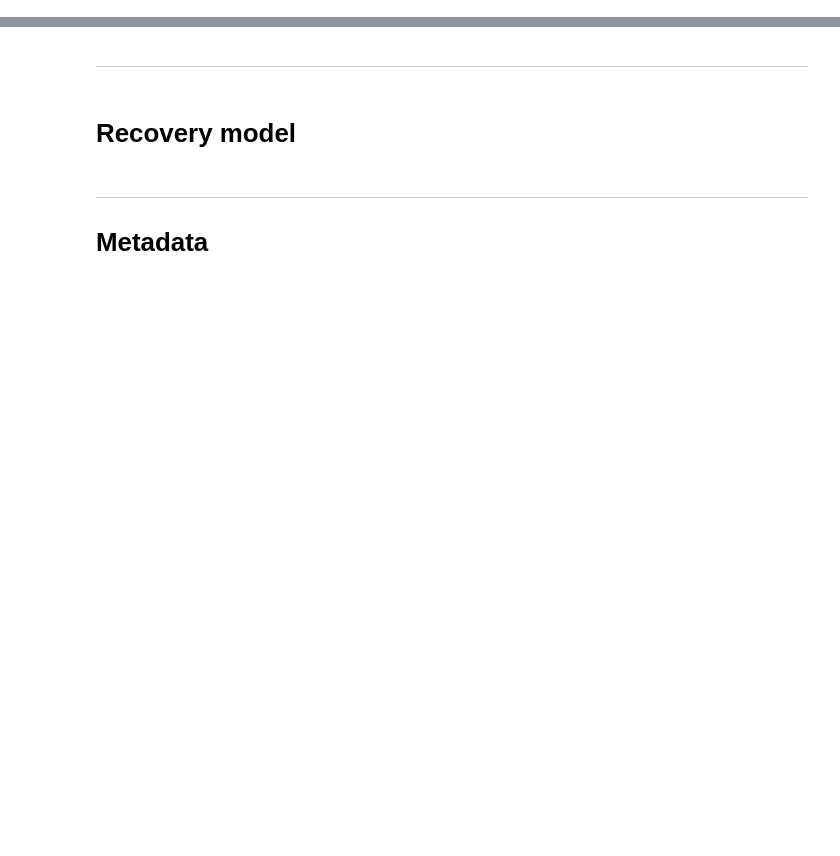
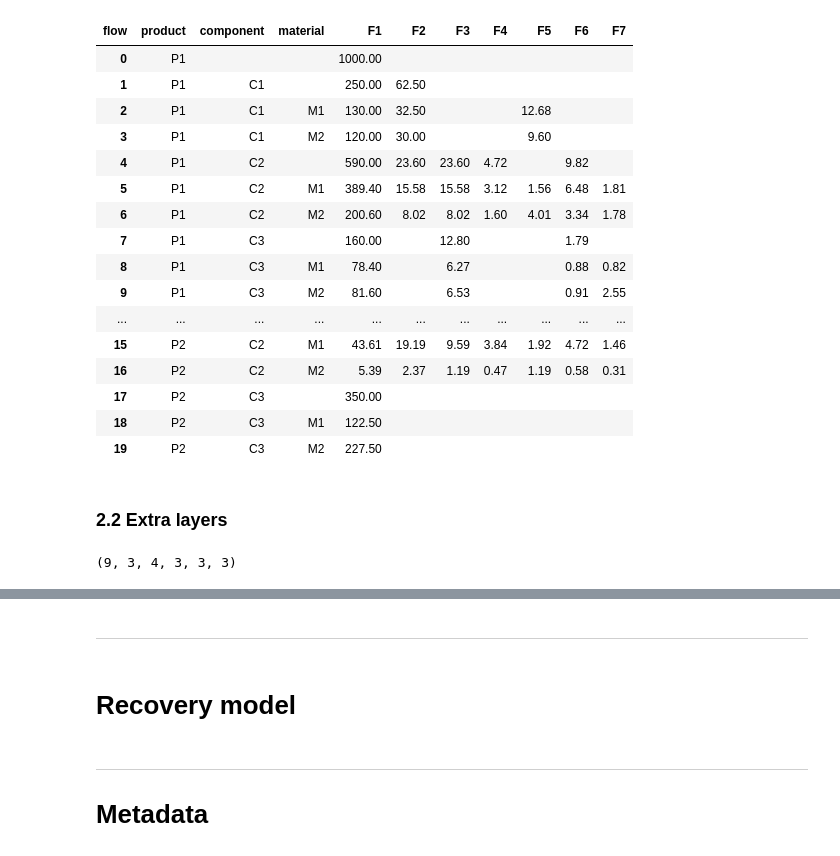
Before and after one commit to FutuRaM-Project/Recovery-Model, a Jupyter notebook: 02_recovery_model-Tales.ipynb, the cells around one changed output, grey strips where cells are left out. Cells and saved outputs as stored; diff of their text form; code cells hidden in the pictures; blank space fills up the shorter version.

```diff
--- a/02_recovery_model-Tales.ipynb
+++ b/02_recovery_model-Tales.ipynb
@@ -151,0 +592,9 @@ tcs = {
+# %%
+#Select a folder for the data to be used
+folder = "test_fewer_layers_no_loop"  # test_1  test_2  Toy_WEEE_v2 test_size_mult_inputs test_fewer_layers test_extra_layers test_skip_layers
+layer_0 = "flow"
+layer_1 = "product"
+layer_2 = "component"
+layer_3 = "material"
+#layer_4 = "element"
+#layer_5 = "glayer"
@@ -151,0 +669,34 @@ tcs = {
+# %%
+model = RecoveryModel(
+    name=folder,
+    metadata=metadata,
+    composition=composition,
+    inputs=inputs,
+    tcs=tcs,
+    layer_names=layer_names,
+    save_intermediary_steps=False,
+    save_duplicates=False,
+)
+# %%
+solution = model.solve(aggregate=False, pivot=True)
+solution.fillna("")
+# %% [output]
+| flow | product | component | material | F1 | F2 | F3 | F4 | F5 | F6 | F7 |
+| 0 | P1 |  |  | 1000.00 |  |  |  |  |  |  |
+| 1 | P1 | C1 |  | 250.00 | 62.50 |  |  |  |  |  |
+| 2 | P1 | C1 | M1 | 130.00 | 32.50 |  |  | 12.68 |  |  |
+| 3 | P1 | C1 | M2 | 120.00 | 30.00 |  |  | 9.60 |  |  |
+| 4 | P1 | C2 |  | 590.00 | 23.60 | 23.60 | 4.72 |  | 9.82 |  |
+| 5 | P1 | C2 | M1 | 389.40 | 15.58 | 15.58 | 3.12 | 1.56 | 6.48 | 1.81 |
+| 6 | P1 | C2 | M2 | 200.60 | 8.02 | 8.02 | 1.60 | 4.01 | 3.34 | 1.78 |
+| 7 | P1 | C3 |  | 160.00 |  | 12.80 |  |  | 1.79 |  |
+| 8 | P1 | C3 | M1 | 78.40 |  | 6.27 |  |  | 0.88 | 0.82 |
+| 9 | P1 | C3 | M2 | 81.60 |  | 6.53 |  |  | 0.91 | 2.55 |
+| ... | ... | ... | ... | ... | ... | ... | ... | ... | ... | ... |
+| 15 | P2 | C2 | M1 | 43.61 | 19.19 | 9.59 | 3.84 | 1.92 | 4.72 | 1.46 |
+| 16 | P2 | C2 | M2 | 5.39 | 2.37 | 1.19 | 0.47 | 1.19 | 0.58 | 0.31 |
+| 17 | P2 | C3 |  | 350.00 |  |  |  |  |  |  |
+| 18 | P2 | C3 | M1 | 122.50 |  |  |  |  |  |  |
+| 19 | P2 | C3 | M2 | 227.50 |  |  |  |  |  |  |
+# %% [markdown]
+### 2.2 Extra layers
@@ -151,0 +797,4 @@ tcs = {
+# %%
+model.dims
+# %% [output]
+(9, 3, 4, 3, 3, 3)
```
Also changed, not shown: parts of 70 cells of this notebook, 56 other files.
